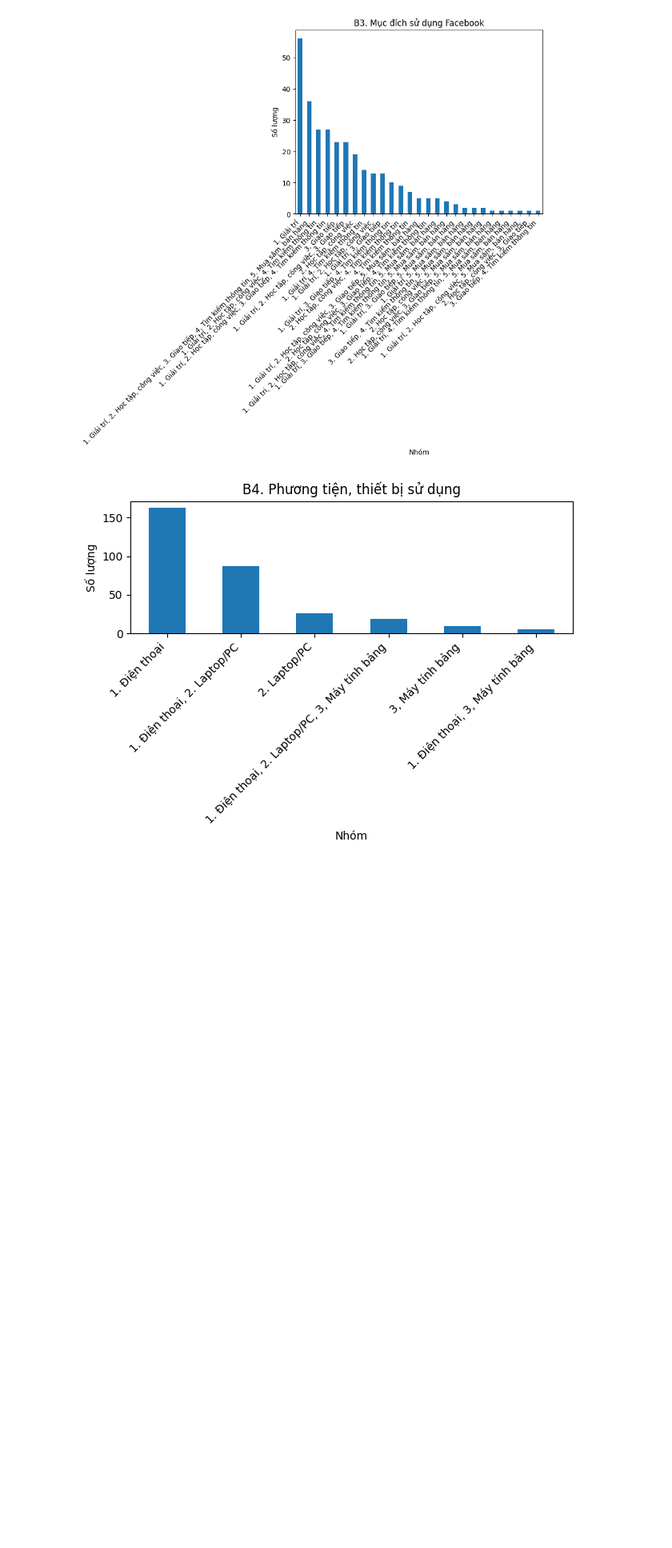
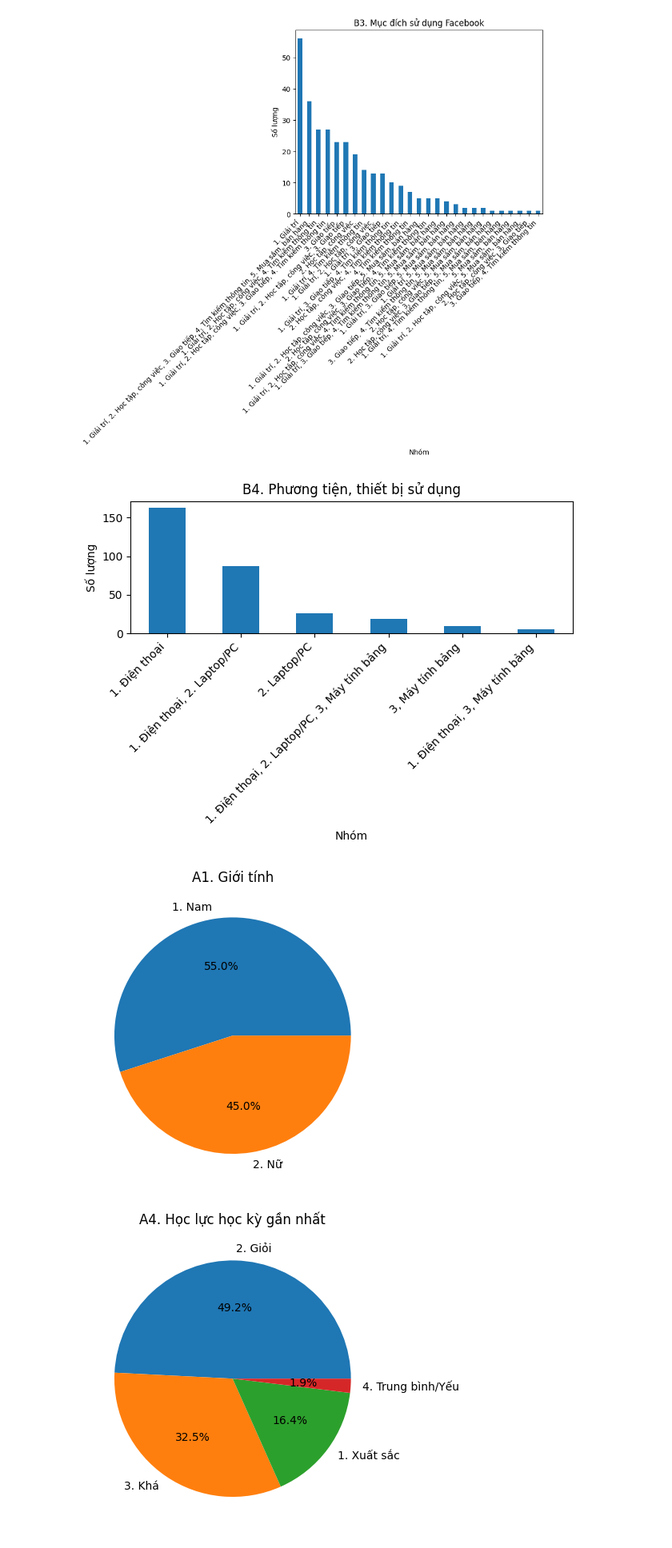
Before and after one commit to habin64here/sr_hca, a Jupyter notebook: hca.ipynb, the cells around one changed output. Shown at 80% size. Drawn from its saved outputs; the diff is of its cells as text; code cells hidden in the pictures; blank space fills up the shorter version.

```diff
--- a/hca.ipynb
+++ b/hca.ipynb
@@ -104,3 +104,70 @@ plot_categorical_by_index(df, 7, "B4. Phương tiện, thiết bị sử dụng"
 [figure]
 [figure]
 [figure]
+# %%
+import pandas as pd
+import matplotlib.pyplot as plt
+
+df = pd.read_excel("Data.xlsx")
+
+plt.figure()
+df.iloc[:, 0].value_counts().plot(kind="pie", autopct="%1.1f%%")
+plt.title("A1. Giới tính")
+plt.ylabel("")
+plt.show()
+
+plt.figure()
+df.iloc[:, 3].value_counts().plot(kind="pie", autopct="%1.1f%%")
+plt.title("A4. Học lực học kỳ gần nhất")
+plt.ylabel("")
+plt.show()
+
+plt.figure()
+df.iloc[:, 1].value_counts().plot(kind="barh")
+plt.title("A2. Ngành học")
+plt.xlabel("Số lượng")
+plt.show()
+
+plt.figure()
+df.iloc[:, 2].value_counts().plot(kind="barh")
+plt.title("A3. Sinh viên")
+plt.xlabel("Số lượng")
+plt.show()
+
+plt.figure()
+df.iloc[:, 4].value_counts().sort_index().plot(kind="bar")
+plt.title("B1. Tổng thời lượng sử dụng trong ngày")
+plt.xlabel("Mức thời lượng")
+plt.ylabel("Số lượng")
+plt.show()
+
+plt.figure()
+df.iloc[:, 5].value_counts().plot(kind="barh")
+plt.title("B2. Khoảng thời gian sử dụng trong ngày")
+plt.xlabel("Số lượng")
+plt.show()
+
+b3 = df.iloc[:, 6].value_counts()
+b3[b3 < 5] = b3[b3 < 5].sum()
+b3 = b3[b3 >= 5]
+plt.figure()
+b3.plot(kind="bar")
+plt.title("B3. Mục đích sử dụng Facebook")
+plt.ylabel("Số lượng")
+plt.show()
+
+plt.figure()
+df.iloc[:, 7].value_counts().plot(kind="pie", autopct="%1.1f%%")
+plt.title("B4. Thiết bị sử dụng Facebook")
+plt.ylabel("")
+plt.show()
+
+cross = pd.crosstab(df.iloc[:, 0], df.iloc[:, 4])
+cross.plot(kind="bar")
+plt.title("Giới tính × Thời lượng sử dụng")
+plt.xlabel("Giới tính")
+plt.ylabel("Số lượng")
+plt.show()
+# %% [output]
+[figure, added]
+[figure, added]
```
Also changed, not shown: parts of 16 cells of this notebook, 13 other files.
